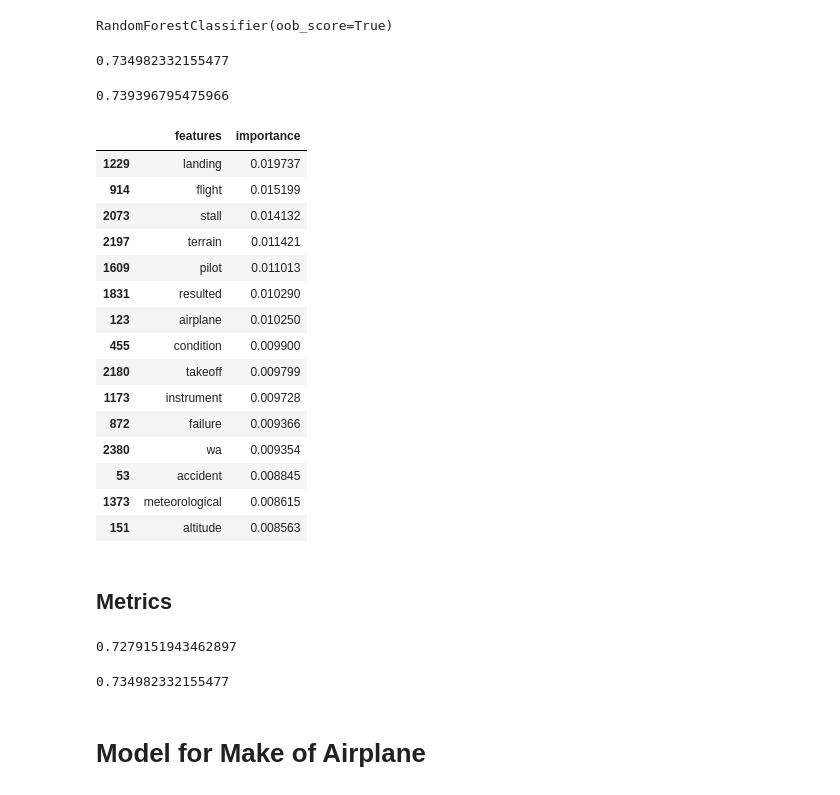
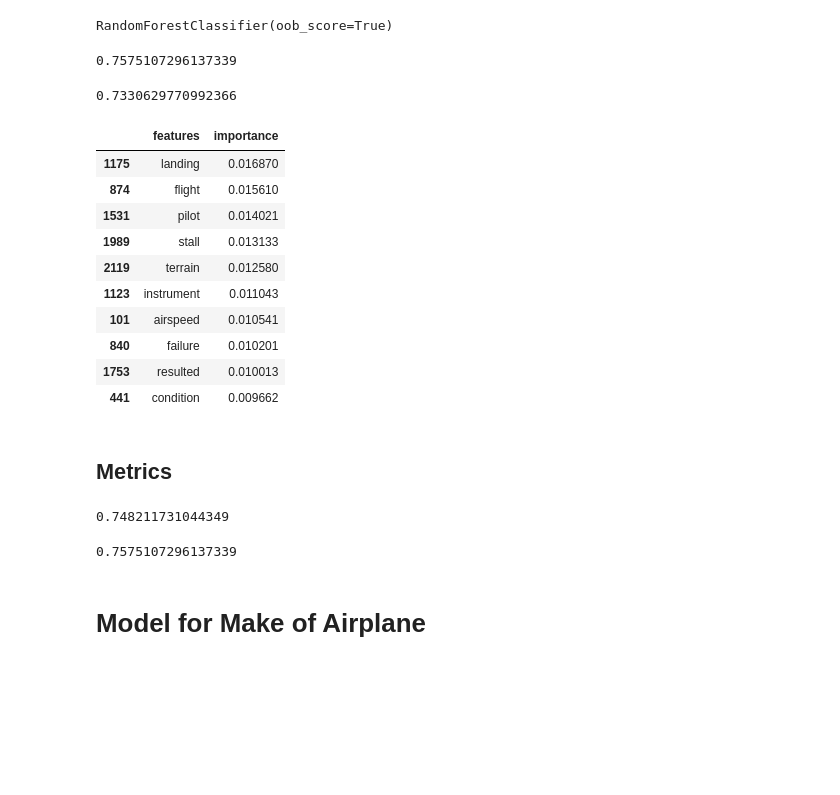
Before and after one commit to TheMirch/dsi-group-project, a Jupyter notebook: code/sophia_model.ipynb, the cells around one changed output. Drawn from its saved outputs; the diff is of its cells as text; code cells hidden in the pictures; blank space fills up the shorter version.

```diff
--- a/code/sophia_model.ipynb
+++ b/code/sophia_model.ipynb
@@ -55,11 +55,11 @@ def preprocessing(dataframe, prob_cause):
         lemmatized_data.append(sentence)
 
     new_data = [' '.join(s) for s in lemmatized_data]
-    new_df = pd.DataFrame({'probable_cause': new_data, 'mkey': alaska['Mkey'], 'weather': alaska['WeatherCondition'], 'season': alaska['EventSeason'], 'make': alaska['Make'], 'model': alaska['Model'], 'damage': alaska['AirCraftDamage'], 'latitude': alaska['Latitude'], 'longitude': alaska['Longitude'], 'highest_injury': alaska['HighestInjuryLevel']})
+    new_df = pd.DataFrame({'probable_cause': new_data, 'mkey': alaska['mkey'], 'weather': alaska['weather_condition'], 'season': alaska['event_season'], 'make': alaska['make'], 'model': alaska['model'], 'damage': alaska['aircraft_damage'], 'latitude': alaska['latitude'], 'longitude': alaska['longitude'], 'highest_injury': alaska['highest_injury_level']})
 
     return new_df
 # %%
-new_alaska = preprocessing(alaska, 'ProbableCause')
+new_alaska = preprocessing(alaska, 'probable_cause')
 new_alaska.head()
 # %% [output]
 |  | probable_cause | mkey | weather | season | make | model | damage | latitude | longitude | ... |
@@ -118,47 +142,42 @@ RandomForestClassifier(oob_score=True)
 # %%
 rf.score(X_test, y_test)
 # %% [output]
-0.734982332155477
+0.7575107296137339
 # %%
 rf.oob_score_
 # %% [output]
-0.739396795475966
+0.7330629770992366
 # %%
 pred = rf.predict(X_test)
 # %%
 pd.DataFrame({
     'features': cvec.get_feature_names_out(),
     'importance': rf.feature_importances_
-}).sort_values('importance', ascending=False).head(15)
+}).sort_values('importance', ascending=False).head(10)
 # %% [output]
 |  | features | importance |
-| 1229 | landing | 0.019737 |
-| 914 | flight | 0.015199 |
-| 2073 | stall | 0.014132 |
-| 2197 | terrain | 0.011421 |
-| 1609 | pilot | 0.011013 |
-| 1831 | resulted | 0.010290 |
-| 123 | airplane | 0.010250 |
-| 455 | condition | 0.009900 |
-| 2180 | takeoff | 0.009799 |
-| 1173 | instrument | 0.009728 |
-| 872 | failure | 0.009366 |
-| 2380 | wa | 0.009354 |
-| 53 | accident | 0.008845 |
-| 1373 | meteorological | 0.008615 |
-| 151 | altitude | 0.008563 |
+| 1175 | landing | 0.016870 |
+| 874 | flight | 0.015610 |
+| 1531 | pilot | 0.014021 |
+| 1989 | stall | 0.013133 |
+| 2119 | terrain | 0.012580 |
+| 1123 | instrument | 0.011043 |
+| 101 | airspeed | 0.010541 |
+| 840 | failure | 0.010201 |
+| 1753 | resulted | 0.010013 |
+| 441 | condition | 0.009662 |
 # %% [markdown]
 ## Metrics
 # %%
 lr_baseline = accuracy_score(y_test, preds)
 lr_baseline
 # %% [output]
-0.7279151943462897
+0.748211731044349
 # %%
 rf_baseline = accuracy_score(y_test, pred)
 rf_baseline
 # %% [output]
-0.734982332155477
+0.7575107296137339
 # %% [markdown]
 # Model for Make of Airplane
 # %%
```
Also changed, not shown: parts of 12 cells of this notebook, 1 other file.
